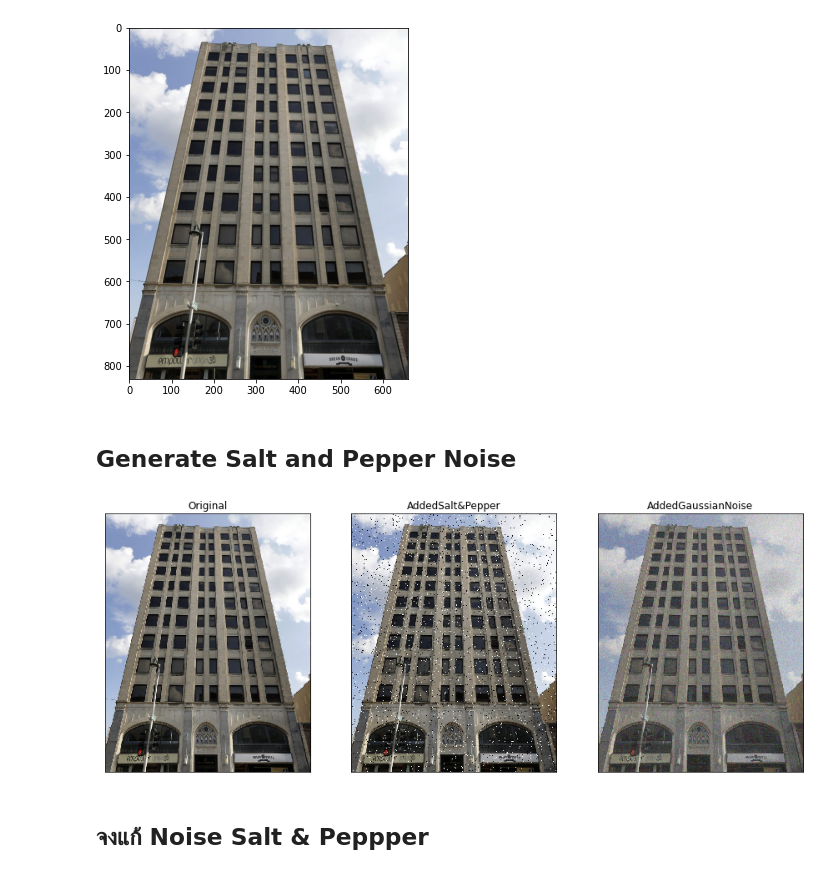
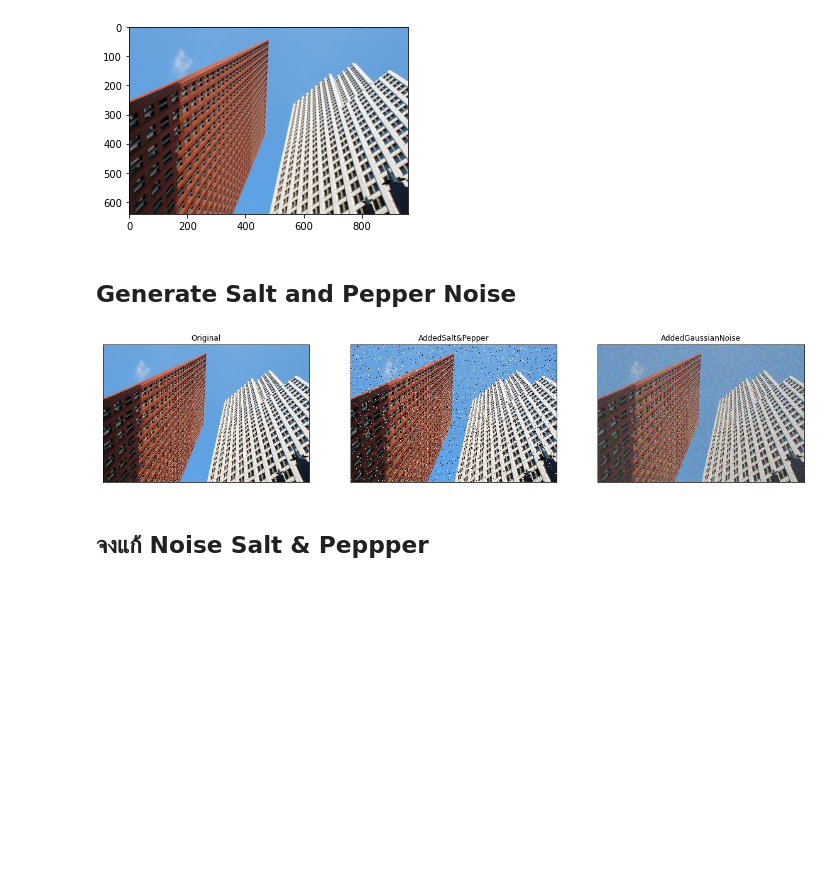
Before and after one commit to mazikdot/Python-ImageProcessing, a Jupyter notebook: Lab07 SaltAndPepper-Gaussian.ipynb, the cells around one changed output. Cells and saved outputs as stored; diff of their text form; code cells hidden in the pictures; blank space fills up the shorter version.

```diff
--- a/Lab07 SaltAndPepper-Gaussian.ipynb
+++ b/Lab07 SaltAndPepper-Gaussian.ipynb
@@ -4,13 +4,13 @@ import numpy as np
 import random
 from matplotlib import pyplot as plt
 # %%
-original_img = cv.imread('data_lab09_1.jpg')
+original_img = cv.imread('AP.jpg')
 RGB_img = cv.cvtColor(original_img, cv.COLOR_BGR2RGB)
 plt.rcParams["figure.figsize"] = [5, 8]
 plt.imshow(RGB_img)
 plt.show()
 # %% [output]
-[figure, old version]
+[figure, new version]
 # %%
 # modified from https://gist.github.com/Prasad9/28f6a2df8e8d463c6ddd040f4f6a028a
 def gauss_noise(img,mean = 0,var = 200):
@@ -50,13 +50,13 @@ def sp_noise(img,prob=0.05):
 sp_img = sp_noise(RGB_img,0.02)
 gauss_img = gauss_noise(RGB_img)
 # %%
-plt.rcParams["figure.figsize"] = [15, 7]
+plt.rcParams["figure.figsize"] = [20, 20]
 plt.subplot(131),plt.imshow(RGB_img,interpolation='none'),plt.title('Original'),plt.xticks([]),plt.yticks([])
 plt.subplot(132),plt.imshow(sp_img,interpolation='none'),plt.title('AddedSalt&Pepper'),plt.xticks([]),plt.yticks([])
 plt.subplot(133),plt.imshow(gauss_img,interpolation='none'),plt.title('AddedGaussianNoise'),plt.xticks([]),plt.yticks([])
 plt.show()
 # %% [output]
-[figure, old version]
+[figure, new version]
 # %% [markdown]
 ## จงแก้ Noise Salt & Peppper
 # %%
```
Also changed, not shown: parts of 4 cells of this notebook, 10 other files.
